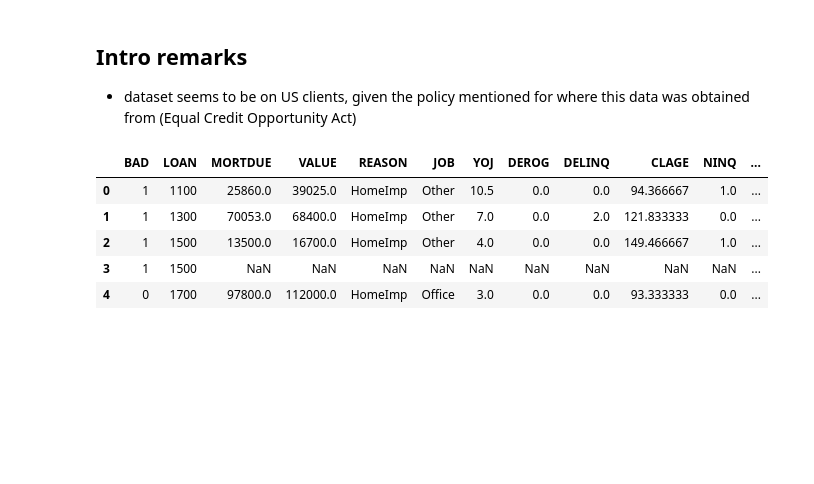
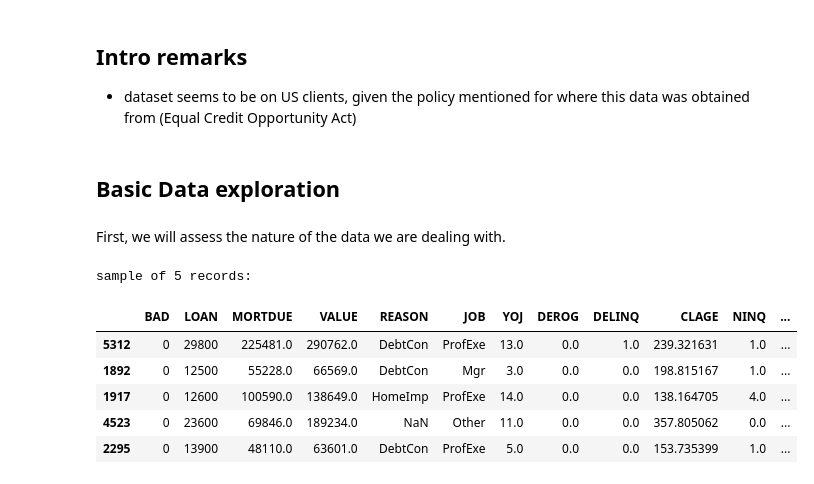
Before and after one commit to Zypperman/DBTT_G1_GRP3, a Jupyter notebook: Notebooks/Usecase_0_0_V1(EDA).ipynb, the cells around one changed output. Saved outputs shown, nothing was run; the diff lists cells and outputs as text; code cells hidden in the pictures; blank space fills up the shorter version.

```diff
--- a/Notebooks/Usecase_0_0_V1(EDA).ipynb
+++ b/Notebooks/Usecase_0_0_V1(EDA).ipynb
@@ -108,12 +139,18 @@ First 5 records:
 # %% [markdown]
 ## Intro remarks
 - dataset seems to be on US clients, given the policy mentioned for where this data was obtained from (Equal Credit Opportunity Act)
-# %%
-Raw_Dataset.head()
-# %% [output]
-|  | BAD | LOAN | MORTDUE | VALUE | REASON | JOB | YOJ | DEROG | DELINQ | CLAGE | NINQ | ... |
-| 0 | 1 | 1100 | 25860.0 | 39025.0 | HomeImp | Other | 10.5 | 0.0 | 0.0 | 94.366667 | 1.0 | ... |
-| 1 | 1 | 1300 | 70053.0 | 68400.0 | HomeImp | Other | 7.0 | 0.0 | 2.0 | 121.833333 | 0.0 | ... |
-| 2 | 1 | 1500 | 13500.0 | 16700.0 | HomeImp | Other | 4.0 | 0.0 | 0.0 | 149.466667 | 1.0 | ... |
-| 3 | 1 | 1500 | NaN | NaN | NaN | NaN | NaN | NaN | NaN | NaN | NaN | ... |
-| 4 | 0 | 1700 | 97800.0 | 112000.0 | HomeImp | Office | 3.0 | 0.0 | 0.0 | 93.333333 | 0.0 | ... |
+# %% [markdown]
+## Basic Data exploration
+# %% [markdown]
+First, we will assess the nature of the data we are dealing with.
+# %%
+print("sample of 5 records:")
+data.sample(n=5).head()
+# %% [output]
+sample of 5 records:
+|  | BAD | LOAN | MORTDUE | VALUE | REASON | JOB | YOJ | DEROG | DELINQ | CLAGE | NINQ | ... |
+| 5312 | 0 | 29800 | 225481.0 | 290762.0 | DebtCon | ProfExe | 13.0 | 0.0 | 1.0 | 239.321631 | 1.0 | ... |
+| 1892 | 0 | 12500 | 55228.0 | 66569.0 | DebtCon | Mgr | 3.0 | 0.0 | 0.0 | 198.815167 | 1.0 | ... |
+| 1917 | 0 | 12600 | 100590.0 | 138649.0 | HomeImp | ProfExe | 14.0 | 0.0 | 0.0 | 138.164705 | 4.0 | ... |
+| 4523 | 0 | 23600 | 69846.0 | 189234.0 | NaN | Other | 11.0 | 0.0 | 0.0 | 357.805062 | 0.0 | ... |
+| 2295 | 0 | 13900 | 48110.0 | 63601.0 | DebtCon | ProfExe | 5.0 | 0.0 | 0.0 | 153.735399 | 1.0 | ... |
```
Also changed, not shown: parts of 12 cells of this notebook.
